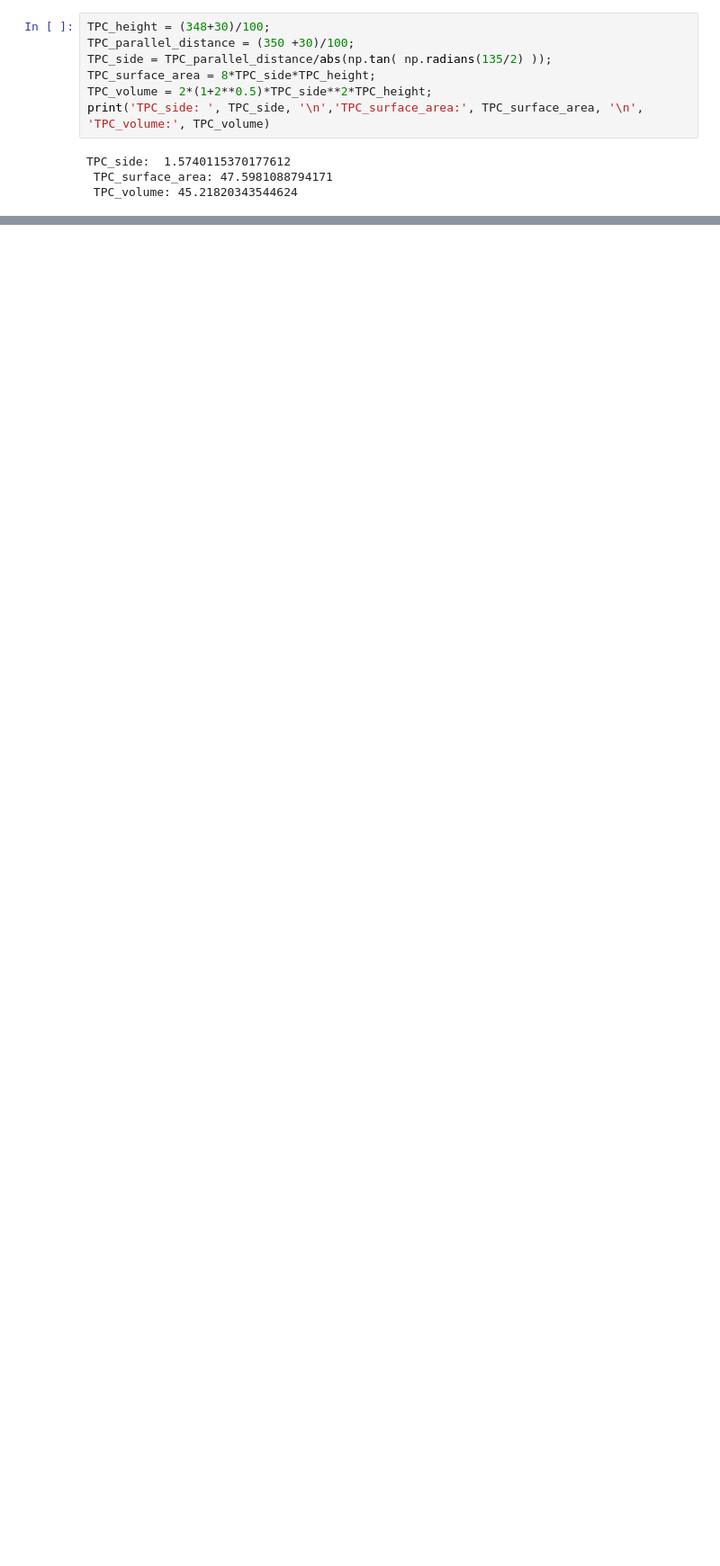
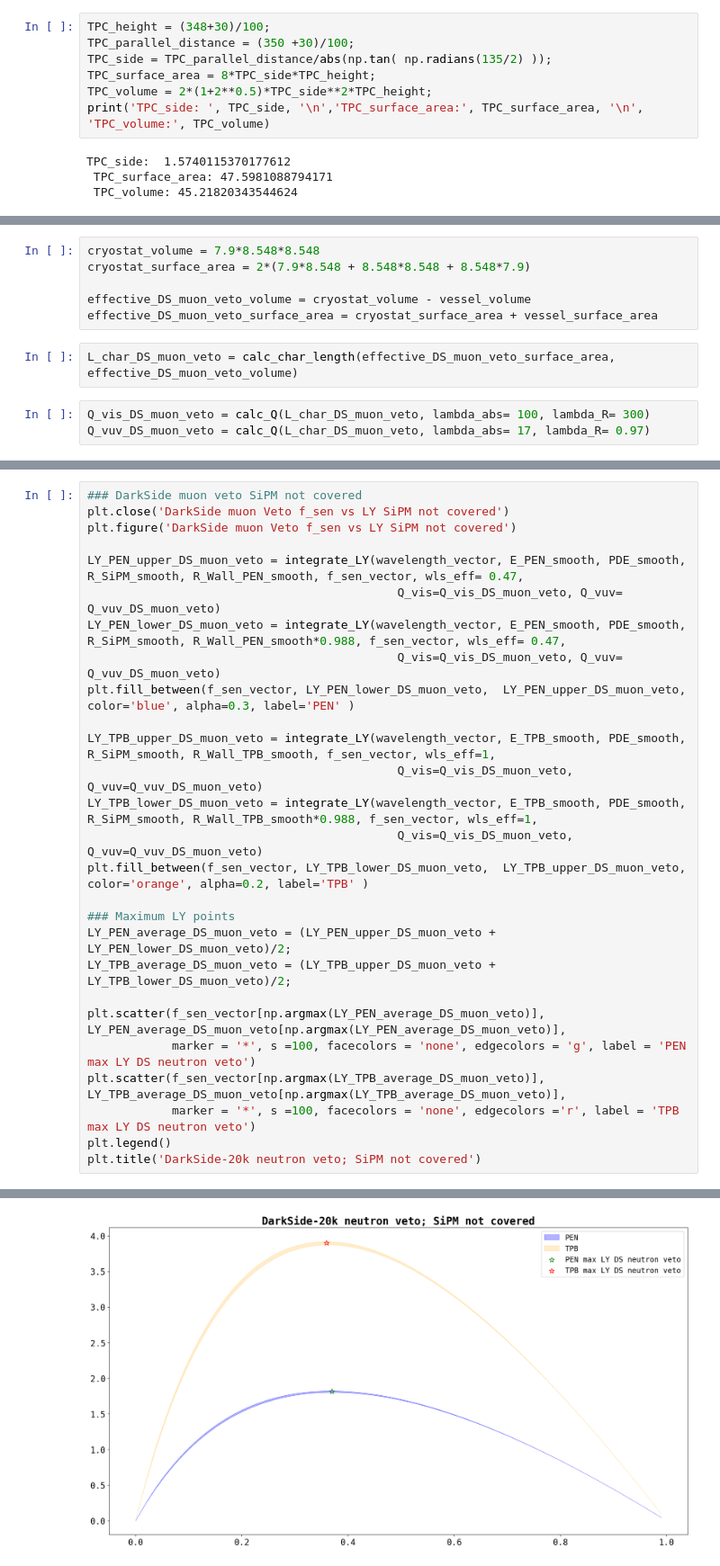
Before and after one commit to sarthchoudhary/AMELY, a Jupyter notebook: AMLY_V2.ipynb, the cells around one changed output, grey strips where cells are left out. Shown at 90% size. Saved outputs shown, nothing was run; the diff lists cells and outputs as text; blank space fills up the shorter version.

```diff
--- a/AMLY_V2.ipynb
+++ b/AMLY_V2.ipynb
@@ -840,0 +938,11 @@ vessel_surface_area/effective_veto_surface_area
+# %%
+cryostat_volume = 7.9*8.548*8.548
+cryostat_surface_area = 2*(7.9*8.548 + 8.548*8.548 + 8.548*7.9)
+
+effective_DS_muon_veto_volume = cryostat_volume - vessel_volume
+effective_DS_muon_veto_surface_area = cryostat_surface_area + vessel_surface_area
+# %%
+L_char_DS_muon_veto = calc_char_length(effective_DS_muon_veto_surface_area, effective_DS_muon_veto_volume)
+# %%
+Q_vis_DS_muon_veto = calc_Q(L_char_DS_muon_veto, lambda_abs= 100, lambda_R= 300)
+Q_vuv_DS_muon_veto = calc_Q(L_char_DS_muon_veto, lambda_abs= 17, lambda_R= 0.97)
@@ -840,0 +951,28 @@ vessel_surface_area/effective_veto_surface_area
+# %%
+### DarkSide muon veto SiPM not covered
+plt.close('DarkSide muon Veto f_sen vs LY SiPM not covered')
+plt.figure('DarkSide muon Veto f_sen vs LY SiPM not covered')
+
+LY_PEN_upper_DS_muon_veto = integrate_LY(wavelength_vector, E_PEN_smooth, PDE_smooth, R_SiPM_smooth, R_Wall_PEN_smooth, f_sen_vector, wls_eff= 0.47,
+                                            Q_vis=Q_vis_DS_muon_veto, Q_vuv= Q_vuv_DS_muon_veto)
+LY_PEN_lower_DS_muon_veto = integrate_LY(wavelength_vector, E_PEN_smooth, PDE_smooth, R_SiPM_smooth, R_Wall_PEN_smooth*0.988, f_sen_vector, wls_eff= 0.47,
+                                            Q_vis=Q_vis_DS_muon_veto, Q_vuv= Q_vuv_DS_muon_veto)
+plt.fill_between(f_sen_vector, LY_PEN_lower_DS_muon_veto,  LY_PEN_upper_DS_muon_veto, color='blue', alpha=0.3, label='PEN' )
+
+LY_TPB_upper_DS_muon_veto = integrate_LY(wavelength_vector, E_TPB_smooth, PDE_smooth, R_SiPM_smooth, R_Wall_TPB_smooth, f_sen_vector, wls_eff=1,
+                                            Q_vis=Q_vis_DS_muon_veto, Q_vuv=Q_vuv_DS_muon_veto)
+LY_TPB_lower_DS_muon_veto = integrate_LY(wavelength_vector, E_TPB_smooth, PDE_smooth, R_SiPM_smooth, R_Wall_TPB_smooth*0.988, f_sen_vector, wls_eff=1,
+                                            Q_vis=Q_vis_DS_muon_veto, Q_vuv=Q_vuv_DS_muon_veto)
+plt.fill_between(f_sen_vector, LY_TPB_lower_DS_muon_veto,  LY_TPB_upper_DS_muon_veto, color='orange', alpha=0.2, label='TPB' )
+
+### Maximum LY points
+LY_PEN_average_DS_muon_veto = (LY_PEN_upper_DS_muon_veto + LY_PEN_lower_DS_muon_veto)/2;
+LY_TPB_average_DS_muon_veto = (LY_TPB_upper_DS_muon_veto + LY_TPB_lower_DS_muon_veto)/2;
+
+plt.scatter(f_sen_vector[np.argmax(LY_PEN_average_DS_muon_veto)], LY_PEN_average_DS_muon_veto[np.argmax(LY_PEN_average_DS_muon_veto)],
+            marker = '*', s =100, facecolors = 'none', edgecolors = 'g', label = 'PEN max LY DS neutron veto')
+plt.scatter(f_sen_vector[np.argmax(LY_TPB_average_DS_muon_veto)], LY_TPB_average_DS_muon_veto[np.argmax(LY_TPB_average_DS_muon_veto)],
+            marker = '*', s =100, facecolors = 'none', edgecolors ='r', label = 'TPB max LY DS neutron veto')
+plt.legend()
+plt.title('DarkSide-20k neutron veto; SiPM not covered')
+# %% [output]
@@ -840,0 +980 @@ vessel_surface_area/effective_veto_surface_area
+[figure, added]
```
Also changed, not shown: parts of 172 cells of this notebook.
